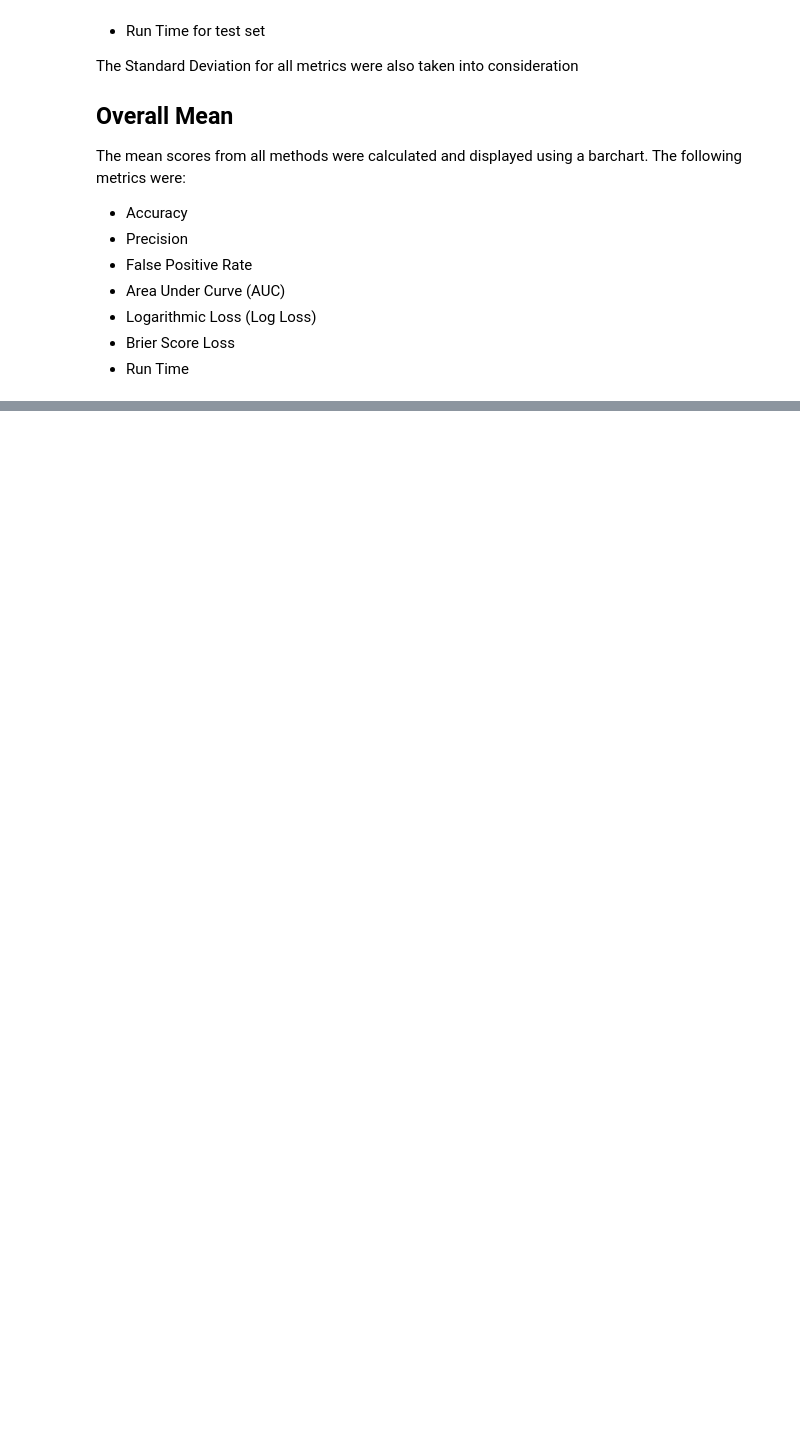
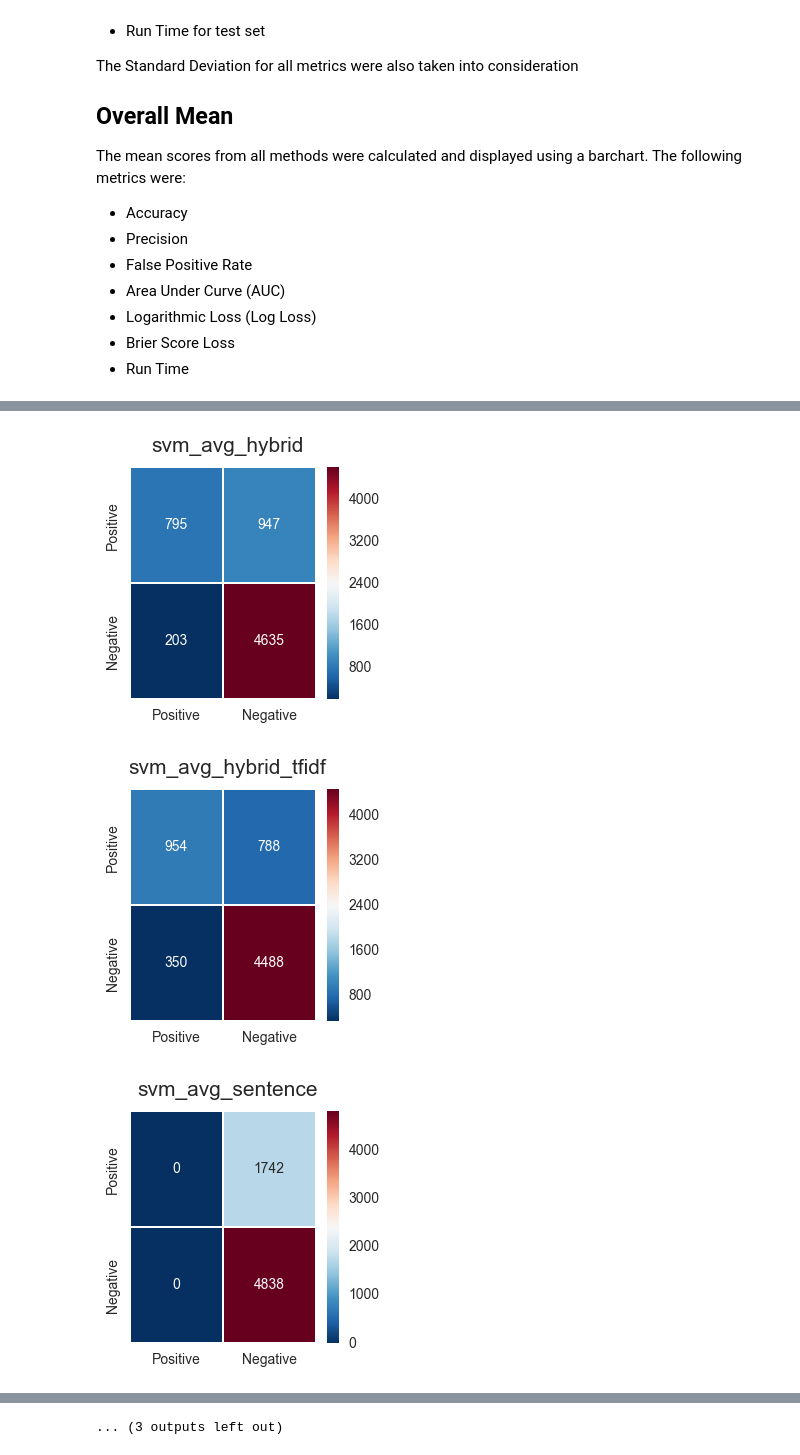
Before and after one commit to tazeek/BullyDetect, a Jupyter notebook: Python Notebooks/Results Visualisation (Balanced Dataset).ipynb, the cells around one changed output, grey strips where cells are left out. Cells and saved outputs as stored; diff of their text form; code cells hidden in the pictures; blank space fills up the shorter version.

```diff
--- a/Python Notebooks/Results Visualisation (Balanced Dataset).ipynb
+++ b/Python Notebooks/Results Visualisation (Balanced Dataset).ipynb
@@ -58,0 +150,8 @@ The mean scores from all methods were calculated and displayed using a barchart.
+# %%
+# SUPPORT VECTOR MACHINES
+
+displayConfusionMatrix('svm')
+# %% [output]
+[figure, added]
+[figure, added]
+[figure, added]
@@ -58,0 +167 @@ The mean scores from all methods were calculated and displayed using a barchart.
+... (3 outputs left out)
```
Also changed, not shown: parts of 33 cells of this notebook, 1 other file.
